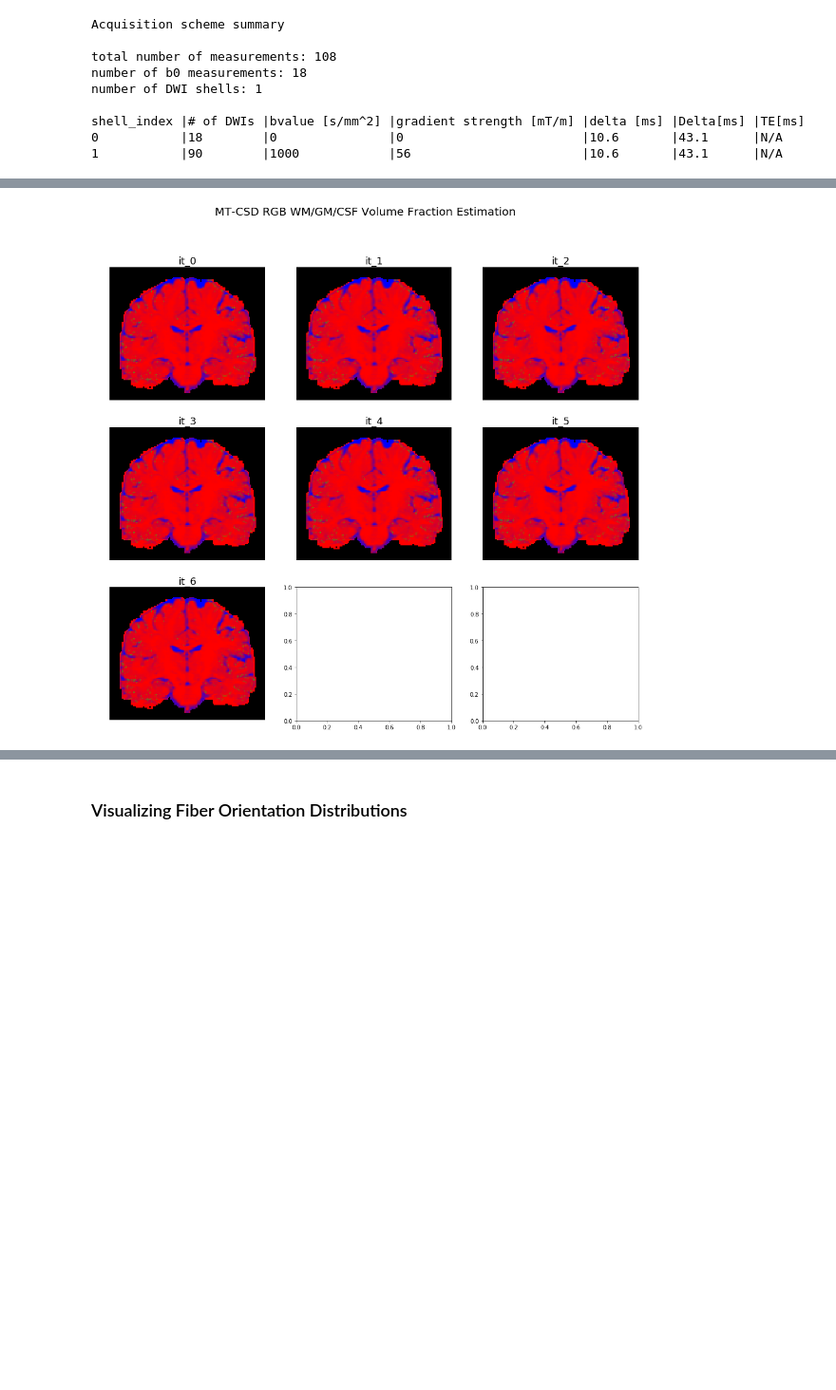
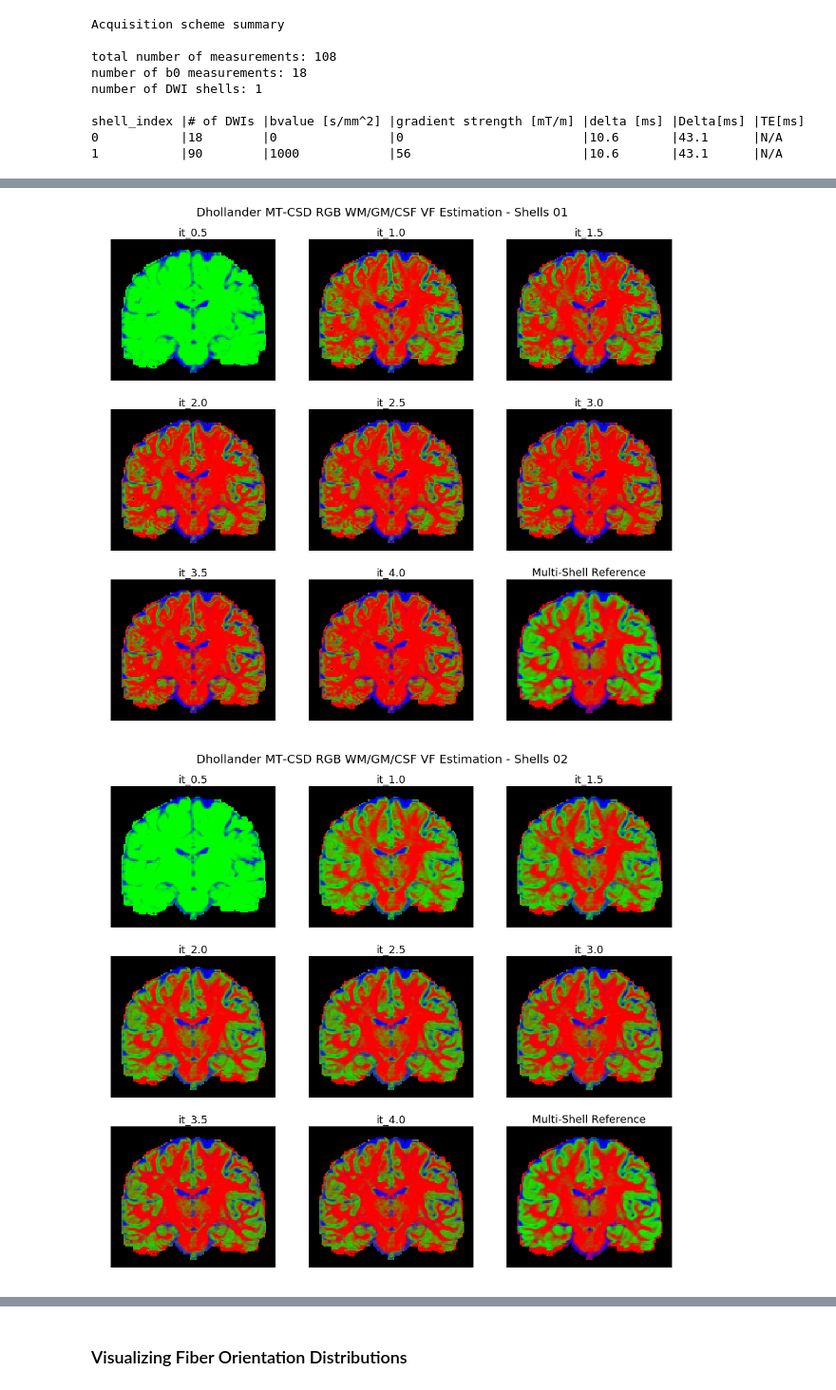
Before and after one commit to AthenaEPI/dmipy, a Jupyter notebook: examples/example_single_shell_three_tissue_csd.ipynb, the cells around one changed output, grey strips where cells are left out. Shown at 95% size. Drawn from its saved outputs; the diff is of its cells as text; code cells hidden in the pictures; blank space fills up the shorter version.

```diff
--- a/examples/example_single_shell_three_tissue_csd.ipynb
+++ b/examples/example_single_shell_three_tissue_csd.ipynb
@@ -82,10 +82,10 @@ for ax, selection_map, txt in zip(axs, selection_maps, ['Shells 01', 'Shells 02'
 # %%
-fig, axs = plt.subplots(figsize=[12, 4], ncols=3, sharey=True)
+fig, axs = plt.subplots(figsize=[16, 4], ncols=4, sharey=True)
 fig.suptitle('Tissue Responses of WM/GM/CSF', fontsize=15, y=1.02)
 axs = axs.ravel()
 axs[0].set_ylabel('S0 Intensity', fontsize=13)
 for ax, scheme, tissue_response, txt in zip(
-        axs, schemes, tissue_responses, ['Shells 01', 'Shells 02', 'Shells 03']):
+        axs, schemes, tissue_responses, ['Shells 01', 'Shells 02', 'Shells 03', 'All Shells']):
     for response, name in zip(tissue_response, ['wm', 'gm', 'csf']):
         ax.plot(scheme.shell_bvalues, response.tissue_response(), label=name)
     ax.set_xlabel('b-value [s/m^2]', fontsize=13)
@@ -233,0 +235,8 @@ full_fits = single_shell_three_tissue_csd(scheme_01_shell, data_01_shell, tissue
+# %%
+full_fits = []
+for scheme, data, tissue_response in zip(
+        schemes[:-1], data[:-1], tissue_responses[:-1]):
+    print('bla')
+    full_fits.append(single_shell_three_tissue_csd(
+        scheme, data, tissue_response, it_max=4,
+        csd_fit_verbose=False, dhollander_verbose=True))
@@ -233,0 +259,5 @@ full_fits = single_shell_three_tissue_csd(scheme_01_shell, data_01_shell, tissue
+# %%
+mtcsd_mod_3shell = (
+    MultiCompartmentSphericalHarmonicsModel(tissue_responses[-1]))
+mtcsd_fit_3shell = mtcsd_mod_3shell.fit(
+    scheme_hcp, data_hcp, mask=data_hcp[..., 0]>0, fit_S0_response=True)
@@ -234,28 +269,40 @@ full_fits = single_shell_three_tissue_csd(scheme_01_shell, data_01_shell, tissue
 # %%
 import numpy as np
 vfs_all = []
+for full_fit, title in zip(full_fits, ['Shells 01', 'Shells 02', 'Shells 03']):
+    fig, axs = plt.subplots(3, 3, figsize=[17, 15])
+    axs = axs.ravel()
+    fig.suptitle('Dhollander MT-CSD RGB WM/GM/CSF VF Estimation - {}'.format(title),
+                 fontsize=20, y=0.93)
+    for i, fit in enumerate(full_fit):
+        vfs = []
+        names = ['partial_volume_0', 'partial_volume_1', 'partial_volume_2']
+        for name in names:
+            vfs.append(fit.fitted_and_linked_parameters[name])
+        vfs = np.clip(np.transpose(np.array(vfs), (3, 2, 1, 0)), 0, np.inf)
 
-fig, axs = plt.subplots(3, 3, figsize=[17, 15])
-axs = axs.ravel()
-fig.suptitle('MT-CSD RGB WM/GM/CSF Volume Fraction Estimation', fontsize=20)
-for i, fit in enumerate(csd_fits[1:]):
+        vfs_sum = np.sum(vfs, axis=-1)
+        vfs[vfs_sum > 0] = vfs[vfs_sum > 0] / vfs_sum[vfs_sum > 0][..., None]
+        vfs_im = np.squeeze(vfs)
+
+        axs[i].imshow(vfs_im[15:-23, 10:-10], origin=True, interpolation='nearest')
+        axs[i].axis('off');
+        axs[i].set_title("it_{}".format((i + 1.) / 2.), fontsize=18)
+    vfs_all.append(vfs)
+
     vfs = []
     names = ['partial_volume_0', 'partial_volume_1', 'partial_volume_2']
     for name in names:
-        vfs.append(fit.fitted_and_linked_parameters[name])
+        vfs.append(mtcsd_fit_3shell.fitted_and_linked_parameters[name])
     vfs = np.transpose(np.array(vfs), (3, 2, 1, 0))
-    vfs_all.append(vfs)
     vfs_sum = np.sum(vfs, axis=-1)
     vfs[vfs_sum > 0] = vfs[vfs_sum > 0] / vfs_sum[vfs_sum > 0][..., None]
     vfs_im = np.squeeze(np.clip(vfs, 0, 1))
 
-    axs[i].imshow(vfs_im[15:-23, 10:-10], origin=True, interpolation='nearest')
-    axs[i].axis('off');
-    axs[i].set_title("it_{}".format(i), fontsize=18)
-
-#     im = axs[i + 2].imshow(np.squeeze(vfs_sum)[15:-23, 10:-10], origin=True, interpolation='nearest')
-#     axs[i + 2].axis('off');
-#     axs[i + 2].set_title('Estimated volume fraction sum', fontsize=18)
-#     fig.colorbar(im, ax=axs[i + 2], shrink=0.8)
+    axs[-1].imshow(vfs_im[15:-23, 10:-10], origin=True, interpolation='nearest')
+    axs[-1].axis('off');
+    axs[-1].set_title("Multi-Shell Reference", fontsize=18)
+vfs_all.append(vfs)
 # %% [output]
-[figure, old version]
+[figure, new version]
+[figure, added]
```
Also changed, not shown: parts of 31 cells of this notebook.
